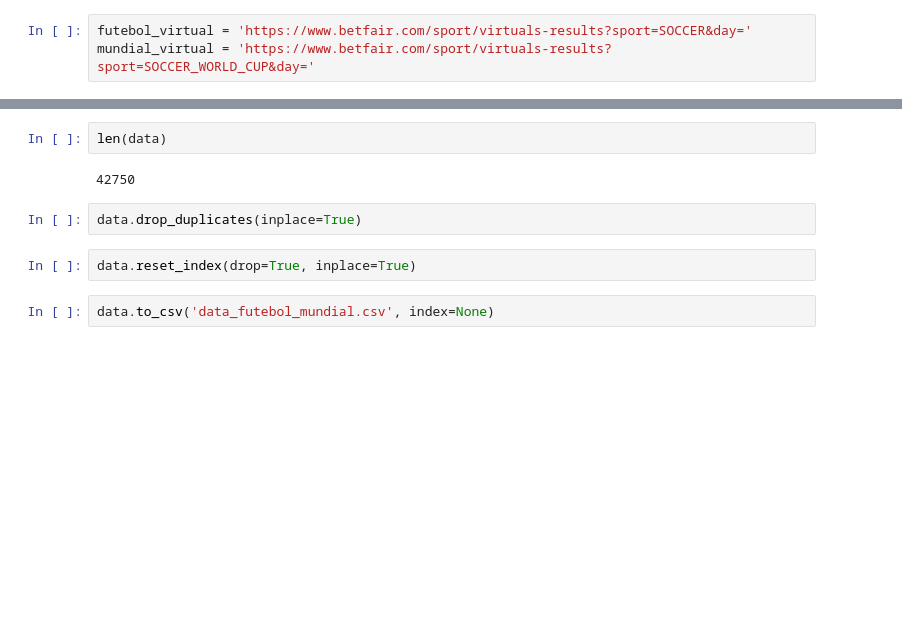
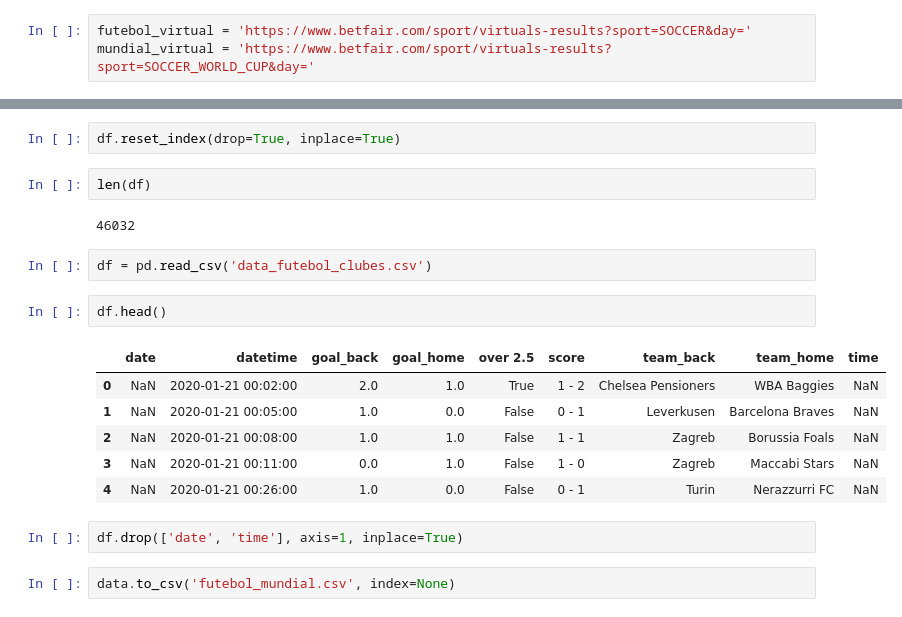
Before and after one commit to nomadbitcoin/ten_minutes_prediction, a Jupyter notebook: futebol_virtual/get_games.ipynb, the cells around one changed output, grey strips where cells are left out. Saved outputs shown, nothing was run; the diff lists cells and outputs as text; blank space fills up the shorter version.

```diff
--- a/futebol_virtual/get_games.ipynb
+++ b/futebol_virtual/get_games.ipynb
@@ -100,10 +137,21 @@ data
+# %%
+df.reset_index(drop=True, inplace=True)
 # %%
-len(data)
+len(df)
 # %% [output]
-42750
+46032
-# %%
-data.drop_duplicates(inplace=True)
-# %%
-data.reset_index(drop=True, inplace=True)
+# %%
+df = pd.read_csv('data_futebol_clubes.csv')
+# %%
+df.head()
+# %% [output]
+|  | date | datetime | goal_back | goal_home | over 2.5 | score | team_back | team_home | time |
+| 0 | NaN | 2020-01-21 00:02:00 | 2.0 | 1.0 | True | 1 - 2 | Chelsea Pensioners | WBA Baggies | NaN |
+| 1 | NaN | 2020-01-21 00:05:00 | 1.0 | 0.0 | False | 0 - 1 | Leverkusen | Barcelona Braves | NaN |
+| 2 | NaN | 2020-01-21 00:08:00 | 1.0 | 1.0 | False | 1 - 1 | Zagreb | Borussia Foals | NaN |
+| 3 | NaN | 2020-01-21 00:11:00 | 0.0 | 1.0 | False | 1 - 0 | Zagreb | Maccabi Stars | NaN |
+| 4 | NaN | 2020-01-21 00:26:00 | 1.0 | 0.0 | False | 0 - 1 | Turin | Nerazzurri FC | NaN |
+# %%
+df.drop(['date', 'time'], axis=1, inplace=True)
 # %%
-data.to_csv('data_futebol_mundial.csv', index=None)
+data.to_csv('futebol_mundial.csv', index=None)
```
Also changed, not shown: parts of 9 cells of this notebook, 31 other files.
